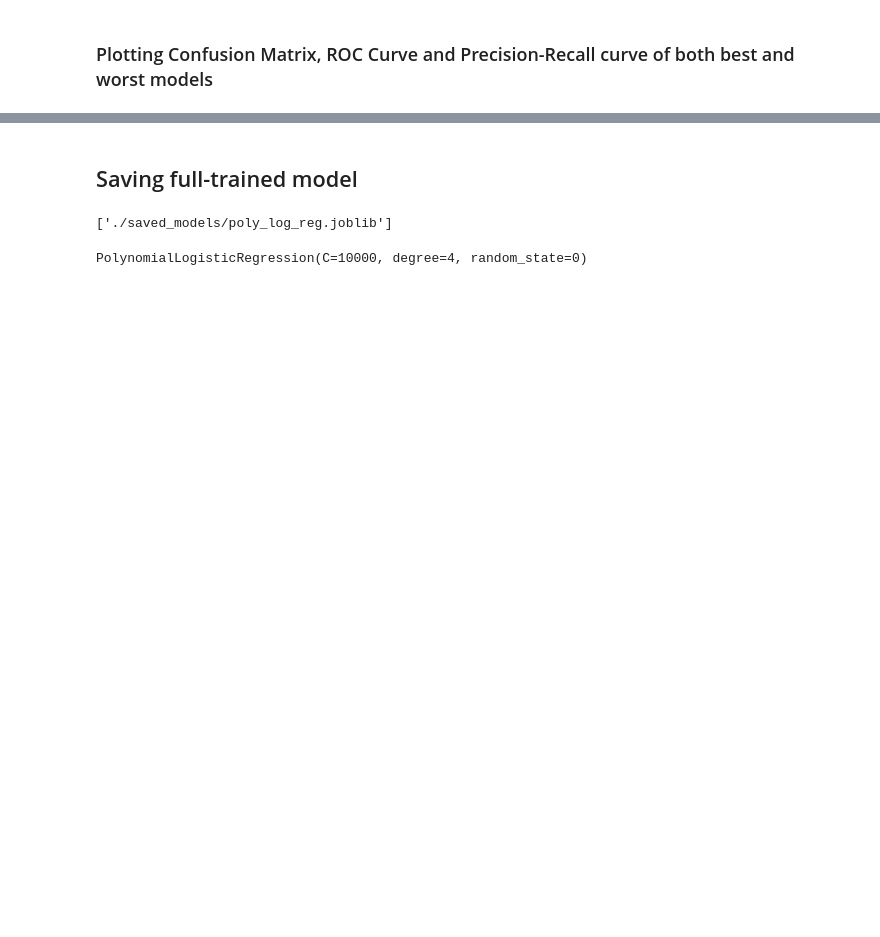
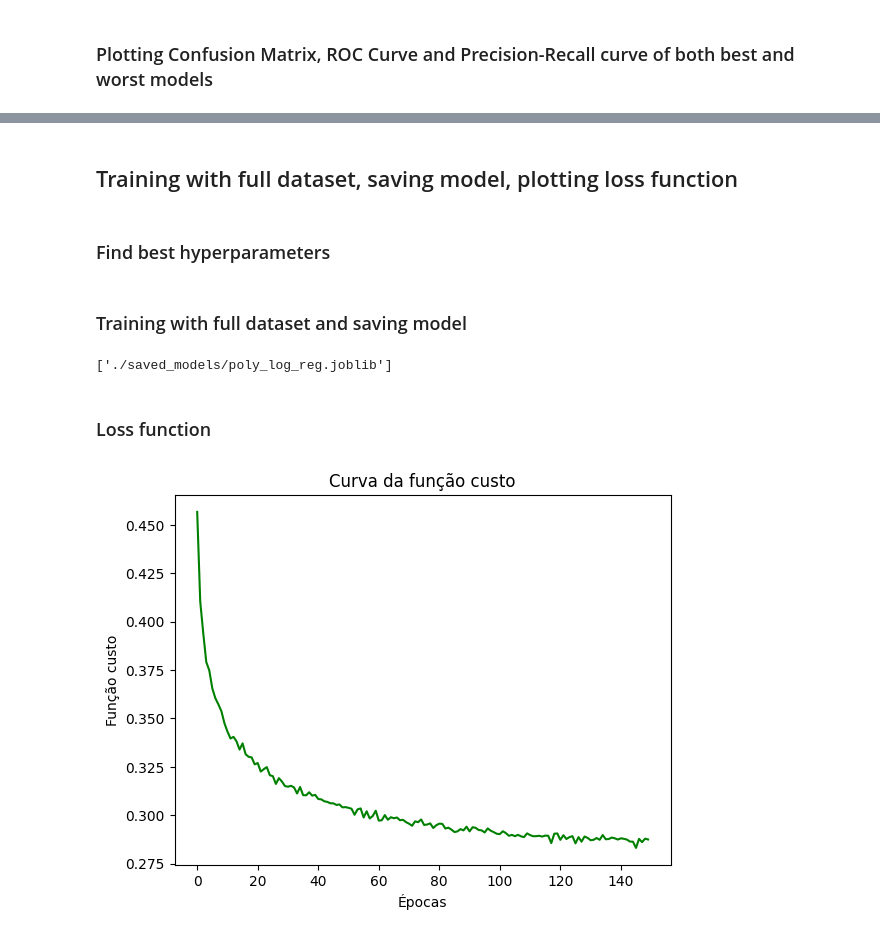
Before and after one commit to rabdiego/final_aprendizagem, a Jupyter notebook: models/logistic_regression/train_test.ipynb, the cells around one changed output, grey strips where cells are left out. Drawn from its saved outputs; the diff is of its cells as text; code cells hidden in the pictures; blank space fills up the shorter version.

```diff
--- a/models/logistic_regression/train_test.ipynb
+++ b/models/logistic_regression/train_test.ipynb
@@ -192,0 +189,4 @@ fig.savefig('./charts/curves.svg')
+# %% [markdown]
+## Training with full dataset, saving model, plotting loss function
+# %% [markdown]
+### Find best hyperparameters
@@ -193,23 +203,36 @@ fig.savefig('./charts/curves.svg')
 # %% [markdown]
-## Saving full-trained model
+### Training with full dataset and saving model
-# %%
-from joblib import dump
-final_model = PolynomialLogisticRegression()
-
-final_cv = GridSearchCV(estimator=final_model, param_grid=parameters, cv=5)
-
-normal_attributes = scaler.fit_transform(attributes)
-
-final_cv.fit(normal_attributes, targets.astype(float))
-
-final_model = final_cv.best_estimator_
-
-final_model.fit(normal_attributes, targets.astype(float))
-
-dump(final_model, './saved_models/poly_log_reg.joblib')
-# %% [output]
-['./saved_models/poly_log_reg.joblib']
-# %%
-final_model
-# %% [output]
-PolynomialLogisticRegression(C=10000, degree=4, random_state=0)
+# %%
+from joblib import dump
+import sys
+from io import StringIO
+
+old_stdout = sys.stdout
+sys.stdout = mystdout = StringIO()
+
+final_model = PolynomialLogisticRegression(degree=best_params['degree'], alpha=best_params['alpha'], verbose=1)
+
+final_model.fit(normal_attributes, targets.astype(float))
+
+sys.stdout = old_stdout
+
+loss_history = mystdout.getvalue()
+loss_list = []
+for line in loss_history.split('\n'):
+    if(len(line.split("loss: ")) == 1):
+        continue
+    loss_list.append(float(line.split("loss: ")[-1]))
+
+dump(final_model, './saved_models/poly_log_reg.joblib')
+# %% [output]
+['./saved_models/poly_log_reg.joblib']
+# %% [markdown]
+### Loss function
+# %%
+plt.plot(range(len(loss_list)),loss_list, c='green')
+plt.title('Curva da função custo')
+plt.xlabel('Épocas')
+plt.ylabel('Função custo')
+plt.savefig('./charts/loss.svg')
+# %% [output]
+[figure, added]
```
Also changed, not shown: parts of 6 cells of this notebook, 4 other files.
